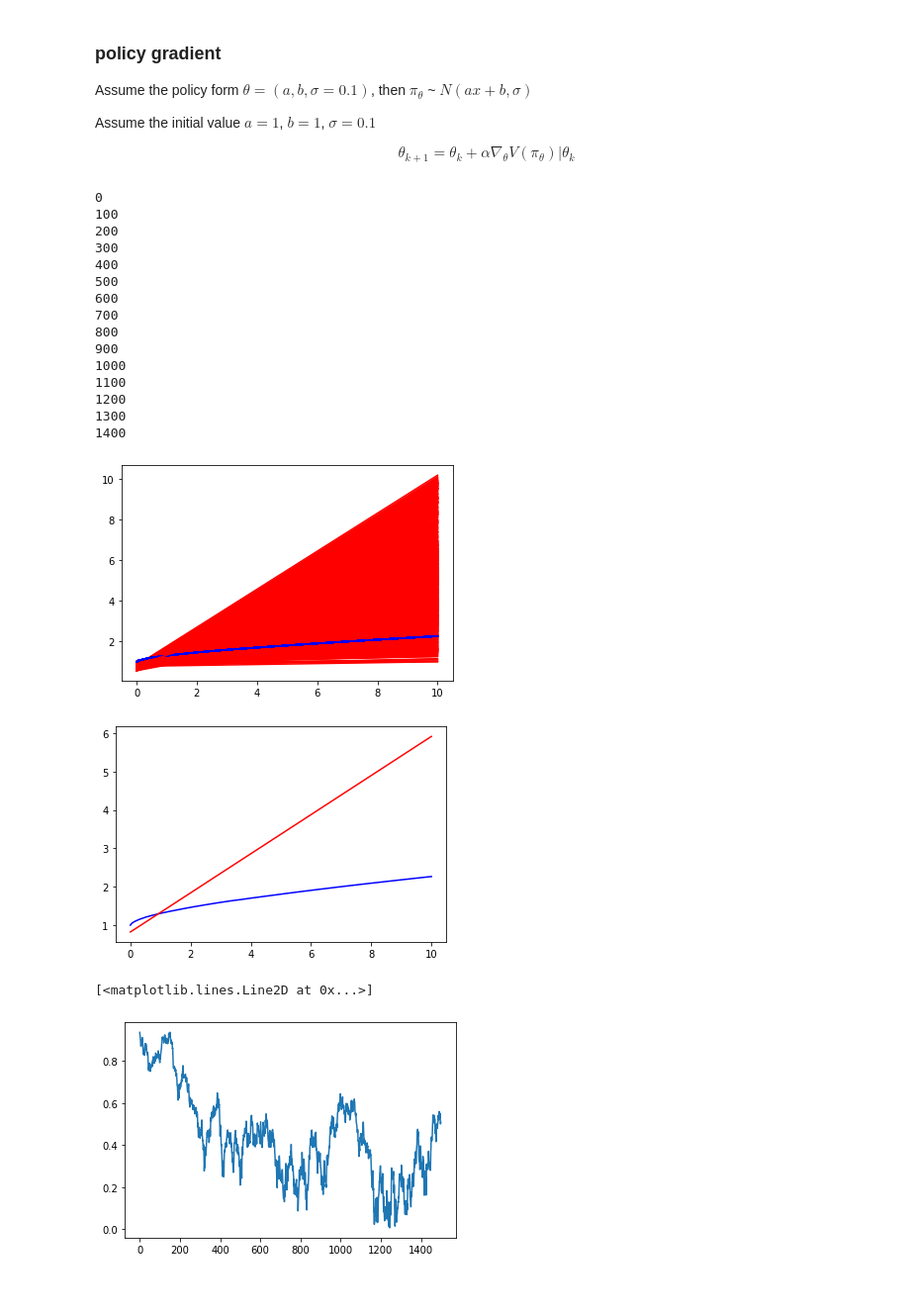
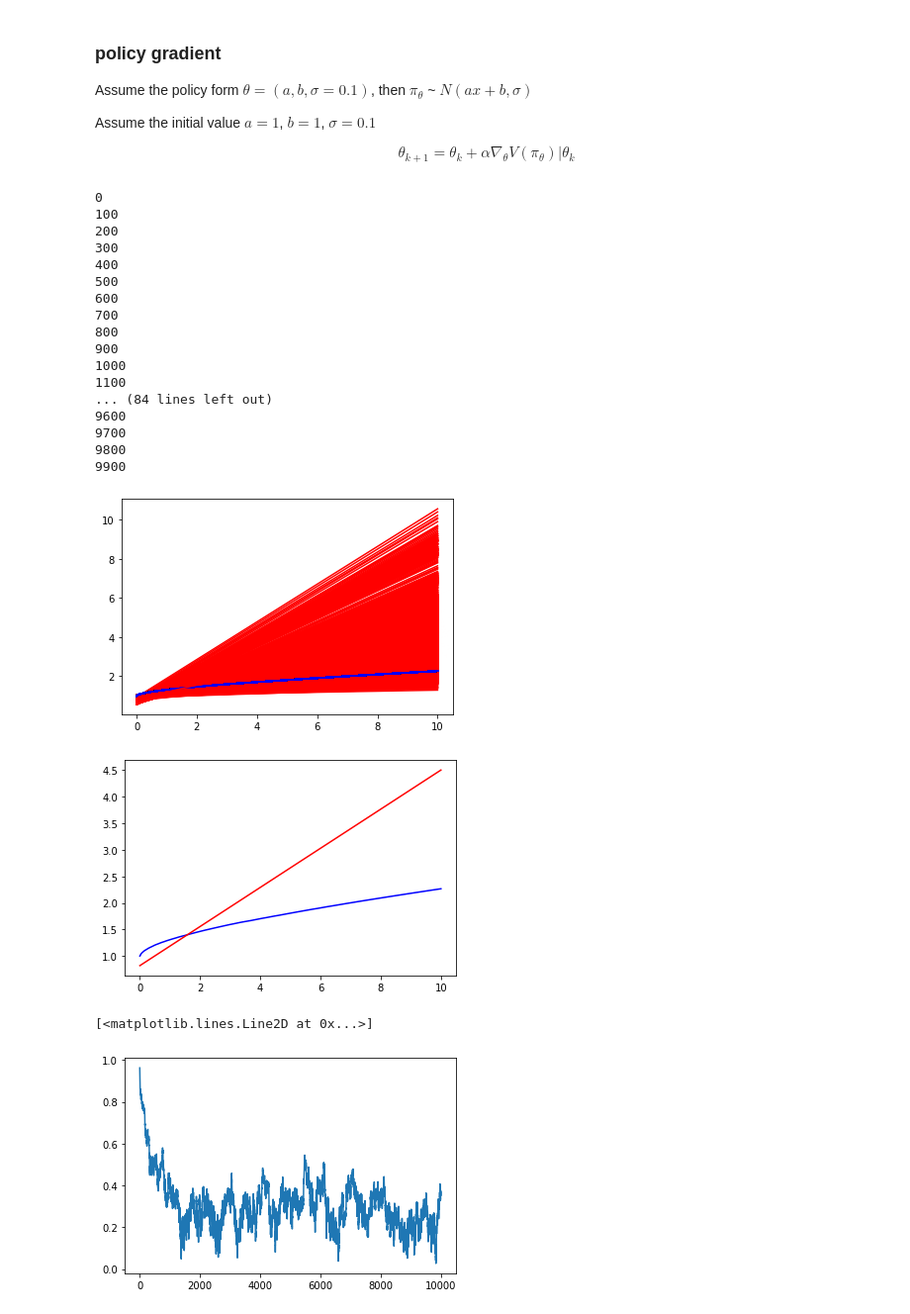
Before and after one commit to dongxulee/lifeCycle, a Jupyter notebook: 20210115/policyGradient .ipynb, the cells around one changed output. Shown at 99% size. Cells and saved outputs as stored; diff of their text form; code cells hidden in the pictures.

```diff
--- a/20210115/policyGradient .ipynb
+++ b/20210115/policyGradient .ipynb
@@ -115,26 +117,26 @@ def updateTheta(theta):
     return theta
 
 
-def plot(theta):
+def plot1(theta):
     def f(x):
         return np.log(theta[0]*x + theta[1]) + theta[2]
     plt.plot(ws, Cs, 'b')
     plt.plot(ws, f(ws), 'r')
 # %%
 # c < 0 or c > w + 5, then reward -100
-N = 4000
+N = 10000
 # initial theta
 theta = [1,1,1,0.2]
 # gradient ascend step size
 alpha = 0.001
 # store theta
-THETA = np.zeros((3,N))
+THETA1 = np.zeros((3,N))
 for i in range(N):
     if i%100 ==0:
         print(i)
     theta = updateTheta(theta)
-    THETA[:,i] = theta[:3]
-    plot(theta)
+    THETA1[:,i] = theta[:3]
+    plot1(theta)
 # %% [output]
 0
 100
@@ -220,7 +222,7 @@ def gradientV(theta, D = 100):
     return grad
 
 
-def plot(theta):
+def plot2(theta):
     def f(x):
         return theta[0] * x + theta[1]
     plt.plot(ws, Cs, 'b')
@@ -228,18 +230,18 @@ def plot(theta):
 # %%
 # c < 0 or c > w + 5, then reward -100
 # initial theta
-N = 1500
-theta = [1,1,0.1]
+N = 10000
+theta = [1,1,0.2]
 # gradient ascend step size
 alpha = 0.001
 # store theta
-THETA = np.zeros((2,N))
+THETA2 = np.zeros((2,N))
 for i in range(N):
     if i%100 ==0:
         print(i)
     theta = updateTheta(theta)
-    THETA[:,i] = theta[:2]
-    plot(theta)
+    THETA2[:,i] = theta[:2]
+    plot2(theta)
 # %% [output]
 0
 100
@@ -253,17 +255,19 @@ for i in range(N):
 900
 1000
 1100
-1200
-1300
-1400
+... (84 lines left out)
+9600
+9700
+9800
+9900
-[figure, old version]
+[figure, new version]
 # %%
-plot(theta)
+plot2(theta)
 # %% [output]
-[figure, old version]
+[figure, new version]
 # %%
-plt.plot(THETA[0,:])
+plt.plot(THETA2[0,:])
 # %% [output]
 [<matplotlib.lines.Line2D at 0x...>]
-[figure, old version]
+[figure, new version]
 # %%
```
Also changed, not shown: parts of 32 cells of this notebook.
